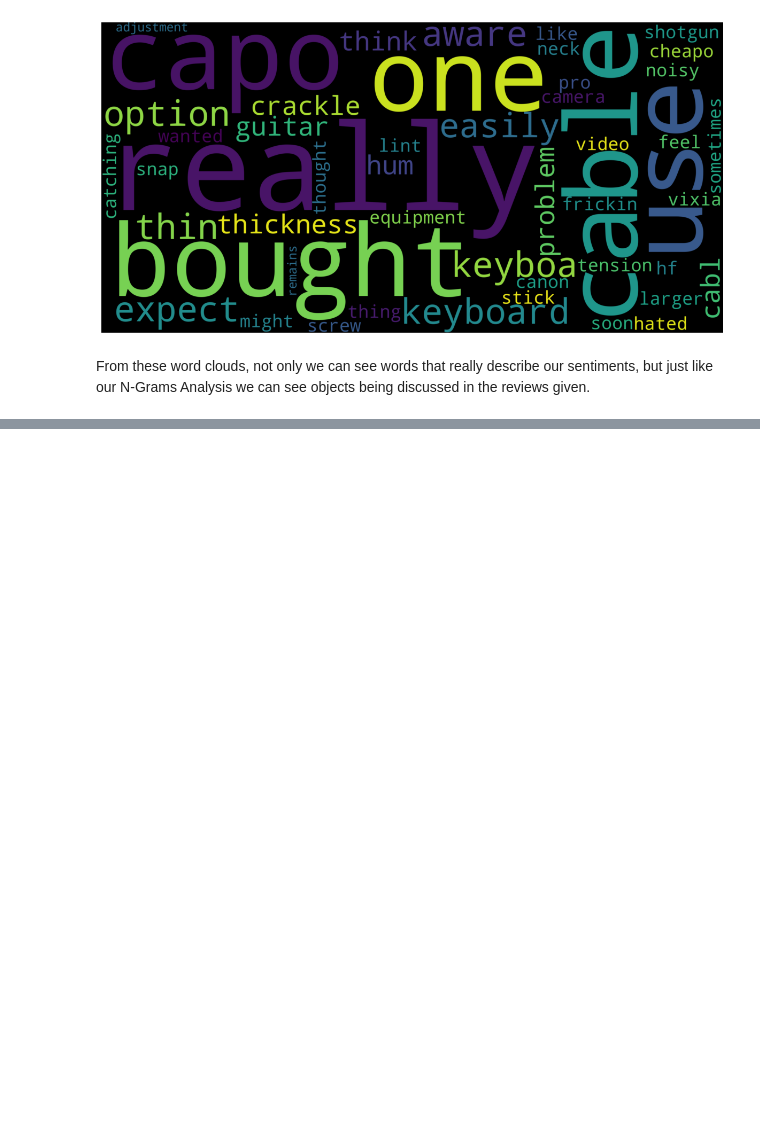
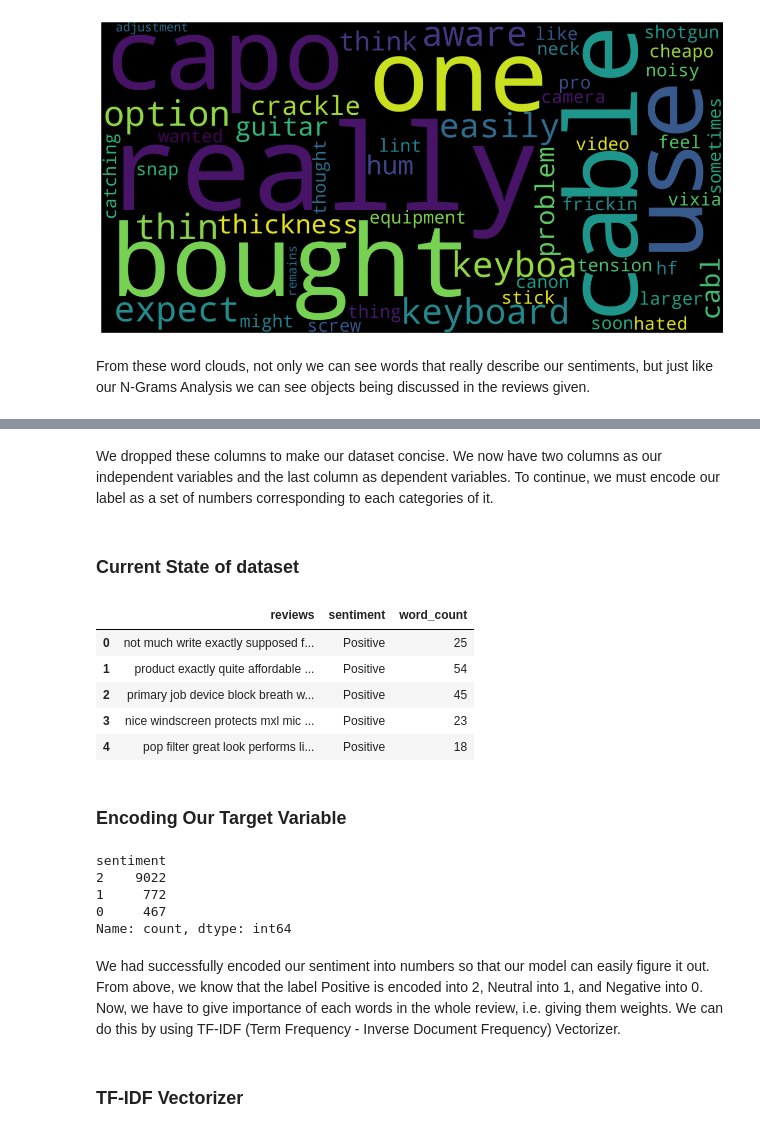
Before and after one commit to git-shashank-hp/Sentiment-Analisys, a Jupyter notebook: Sentiment Analysis.ipynb, the cells around one changed output, grey strips where cells are left out. Saved outputs shown, nothing was run; the diff lists cells and outputs as text; code cells hidden in the pictures; blank space fills up the shorter version.

```diff
--- a/Sentiment Analysis.ipynb
+++ b/Sentiment Analysis.ipynb
@@ -556,0 +562,19 @@ From these word clouds, not only we can see words that really describe our senti
+# %%
+
+Columns = ["reviewerID", "asin", "reviewerName", "helpful", "unixReviewTime", "reviewTime", "polarity", "length", "word_counts", "overall"]
+dataset.drop(columns = Columns, axis = 1, inplace = True)
+# %% [markdown]
+We dropped these columns to make our dataset concise. We now have two columns as our independent variables and the last column as dependent variables. To continue, we must encode our label as a set of numbers corresponding to each categories of it.
+# %% [markdown]
+### Current State of dataset
+# %%
+dataset.head()
+# %% [output]
+|  | reviews | sentiment | word_count |
+| 0 | not much write exactly supposed f... | Positive | 25 |
+| 1 | product exactly quite affordable ... | Positive | 54 |
+| 2 | primary job device block breath w... | Positive | 45 |
+| 3 | nice windscreen protects mxl mic ... | Positive | 23 |
+| 4 | pop filter great look performs li... | Positive | 18 |
+# %% [markdown]
+### Encoding Our Target Variable
@@ -556,0 +585,12 @@ From these word clouds, not only we can see words that really describe our senti
+# %%
+dataset["sentiment"].value_counts()
+# %% [output]
+sentiment
+2    9022
+1     772
+0     467
+Name: count, dtype: int64
+# %% [markdown]
+We had successfully encoded our sentiment into numbers so that our model can easily figure it out. From above, we know that the label Positive is encoded into 2, Neutral into 1, and Negative into 0. Now, we have to give importance of each words in the whole review, i.e. giving them weights. We can do this by using TF-IDF (Term Frequency - Inverse Document Frequency) Vectorizer.
+# %% [markdown]
+### TF-IDF Vectorizer
```
Also changed, not shown: parts of 41 cells of this notebook.
